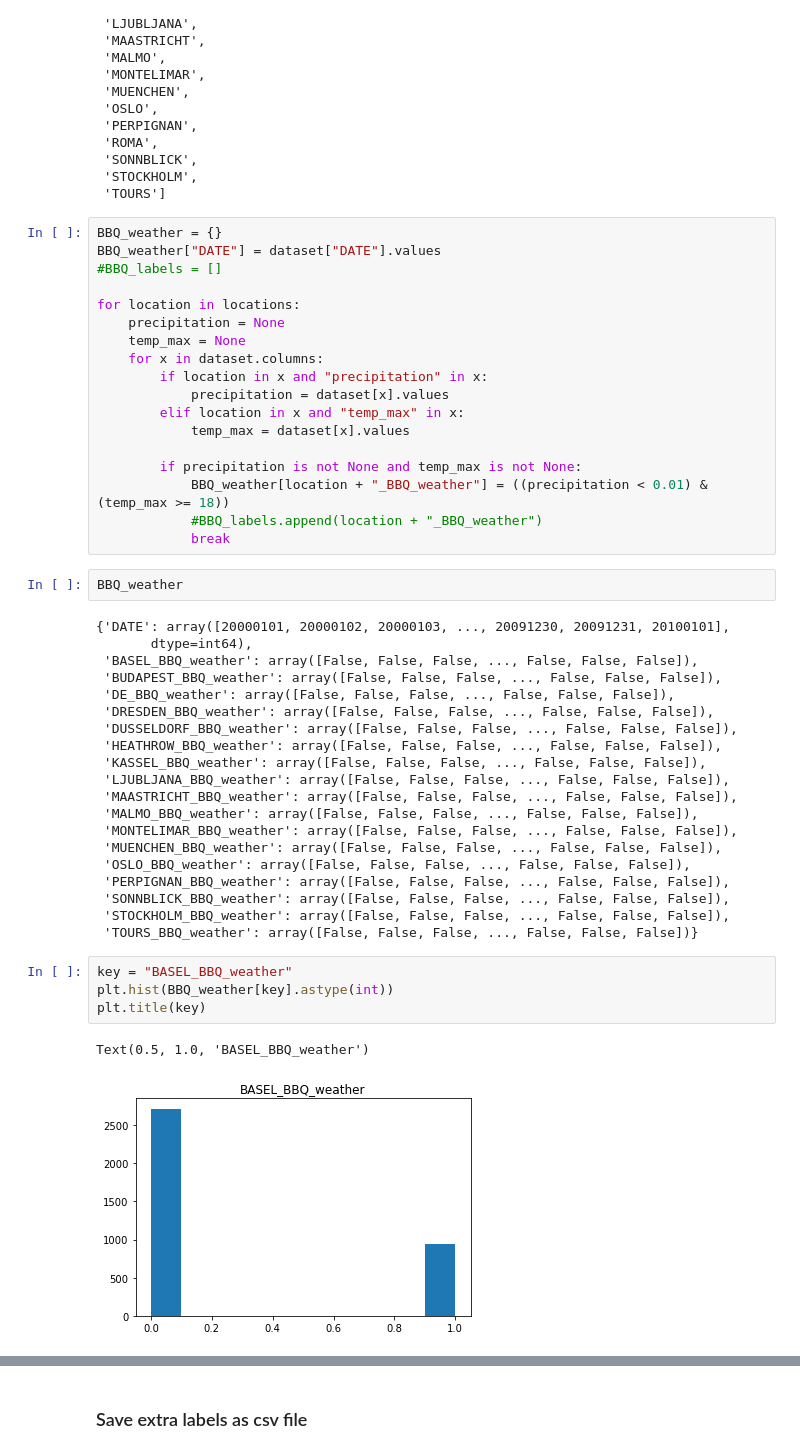
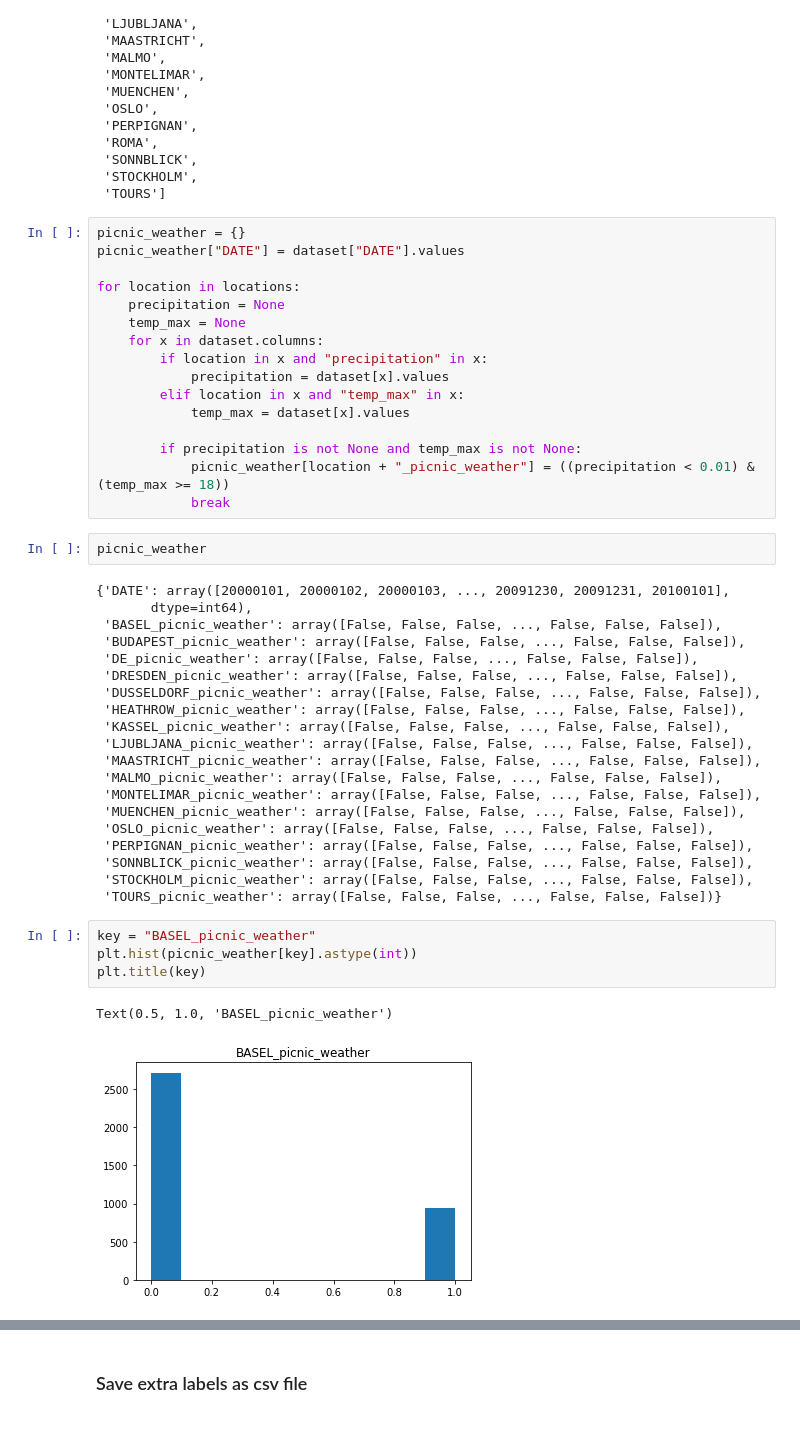
Before and after one commit to florian-huber/weather_prediction_dataset, a Jupyter notebook: notebooks/Create_weather_prediction_dataset.ipynb, the cells around one changed output, grey strips where cells are left out. Drawn from its saved outputs; the diff is of its cells as text.

Commit message:
add comments and switch BBQ to picnic

```diff
--- a/notebooks/Create_weather_prediction_dataset.ipynb
+++ b/notebooks/Create_weather_prediction_dataset.ipynb
@@ -379,9 +386,8 @@ locations
  'STOCKHOLM',
  'TOURS']
 # %%
-BBQ_weather = {}
-BBQ_weather["DATE"] = dataset["DATE"].values
-#BBQ_labels = []
+picnic_weather = {}
+picnic_weather["DATE"] = dataset["DATE"].values
 
 for location in locations:
     precipitation = None
@@ -393,36 +399,35 @@ for location in locations:
             temp_max = dataset[x].values
 
         if precipitation is not None and temp_max is not None:
-            BBQ_weather[location + "_BBQ_weather"] = ((precipitation < 0.01) & (temp_max >= 18))
-            #BBQ_labels.append(location + "_BBQ_weather")
+            picnic_weather[location + "_picnic_weather"] = ((precipitation < 0.01) & (temp_max >= 18))
             break
 # %%
-BBQ_weather
+picnic_weather
 # %% [output]
 {'DATE': array([20000101, 20000102, 20000103, ..., 20091230, 20091231, 20100101],
        dtype=int64),
- 'BASEL_BBQ_weather': array([False, False, False, ..., False, False, False]),
- 'BUDAPEST_BBQ_weather': array([False, False, False, ..., False, False, False]),
- 'DE_BBQ_weather': array([False, False, False, ..., False, False, False]),
- 'DRESDEN_BBQ_weather': array([False, False, False, ..., False, False, False]),
- 'DUSSELDORF_BBQ_weather': array([False, False, False, ..., False, False, False]),
- 'HEATHROW_BBQ_weather': array([False, False, False, ..., False, False, False]),
- 'KASSEL_BBQ_weather': array([False, False, False, ..., False, False, False]),
- 'LJUBLJANA_BBQ_weather': array([False, False, False, ..., False, False, False]),
- 'MAASTRICHT_BBQ_weather': array([False, False, False, ..., False, False, False]),
- 'MALMO_BBQ_weather': array([False, False, False, ..., False, False, False]),
- 'MONTELIMAR_BBQ_weather': array([False, False, False, ..., False, False, False]),
- 'MUENCHEN_BBQ_weather': array([False, False, False, ..., False, False, False]),
- 'OSLO_BBQ_weather': array([False, False, False, ..., False, False, False]),
- 'PERPIGNAN_BBQ_weather': array([False, False, False, ..., False, False, False]),
- 'SONNBLICK_BBQ_weather': array([False, False, False, ..., False, False, False]),
- 'STOCKHOLM_BBQ_weather': array([False, False, False, ..., False, False, False]),
- 'TOURS_BBQ_weather': array([False, False, False, ..., False, False, False])}
+ 'BASEL_picnic_weather': array([False, False, False, ..., False, False, False]),
+ 'BUDAPEST_picnic_weather': array([False, False, False, ..., False, False, False]),
+ 'DE_picnic_weather': array([False, False, False, ..., False, False, False]),
+ 'DRESDEN_picnic_weather': array([False, False, False, ..., False, False, False]),
+ 'DUSSELDORF_picnic_weather': array([False, False, False, ..., False, False, False]),
+ 'HEATHROW_picnic_weather': array([False, False, False, ..., False, False, False]),
+ 'KASSEL_picnic_weather': array([False, False, False, ..., False, False, False]),
+ 'LJUBLJANA_picnic_weather': array([False, False, False, ..., False, False, False]),
+ 'MAASTRICHT_picnic_weather': array([False, False, False, ..., False, False, False]),
+ 'MALMO_picnic_weather': array([False, False, False, ..., False, False, False]),
+ 'MONTELIMAR_picnic_weather': array([False, False, False, ..., False, False, False]),
+ 'MUENCHEN_picnic_weather': array([False, False, False, ..., False, False, False]),
+ 'OSLO_picnic_weather': array([False, False, False, ..., False, False, False]),
+ 'PERPIGNAN_picnic_weather': array([False, False, False, ..., False, False, False]),
+ 'SONNBLICK_picnic_weather': array([False, False, False, ..., False, False, False]),
+ 'STOCKHOLM_picnic_weather': array([False, False, False, ..., False, False, False]),
+ 'TOURS_picnic_weather': array([False, False, False, ..., False, False, False])}
 # %%
-key = "BASEL_BBQ_weather"
-plt.hist(BBQ_weather[key].astype(int))
+key = "BASEL_picnic_weather"
+plt.hist(picnic_weather[key].astype(int))
 plt.title(key)
 # %% [output]
-Text(0.5, 1.0, 'BASEL_BBQ_weather')
+Text(0.5, 1.0, 'BASEL_picnic_weather')
-[figure, old version]
+[figure, new version]
 # %%
```
Also changed, not shown: parts of 8 cells of this notebook, 1 other file.
